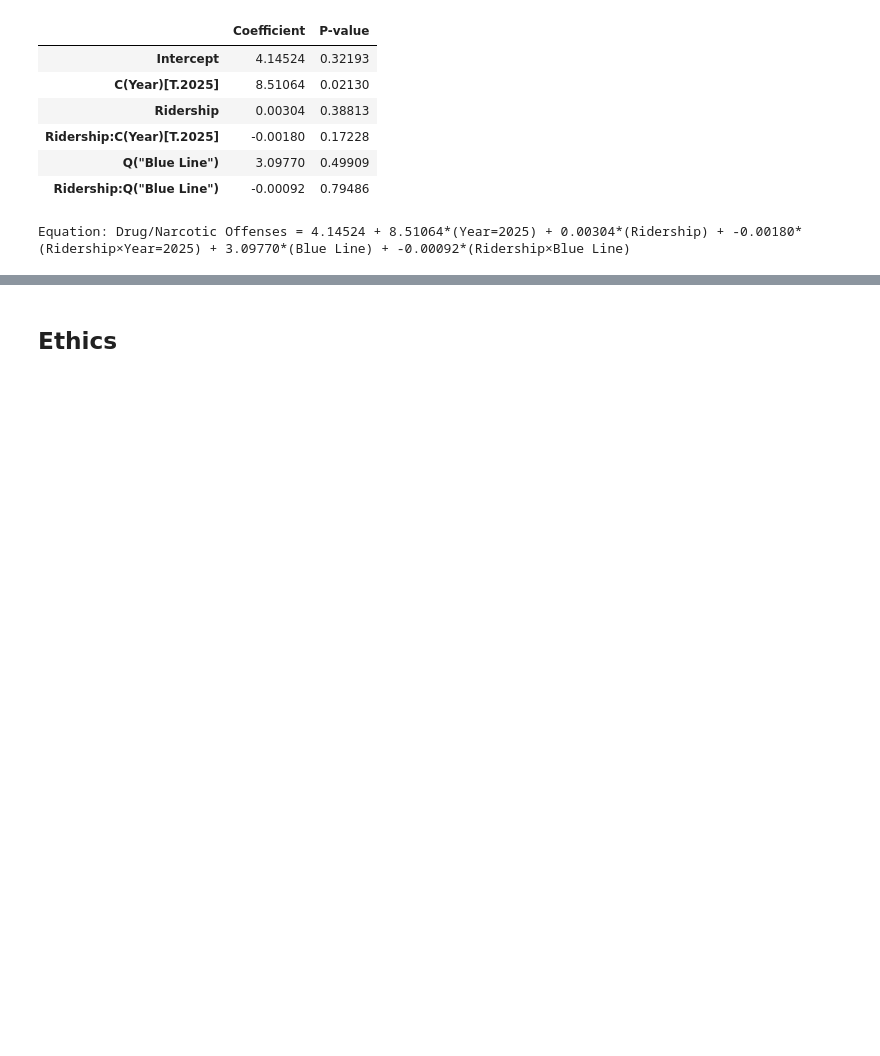
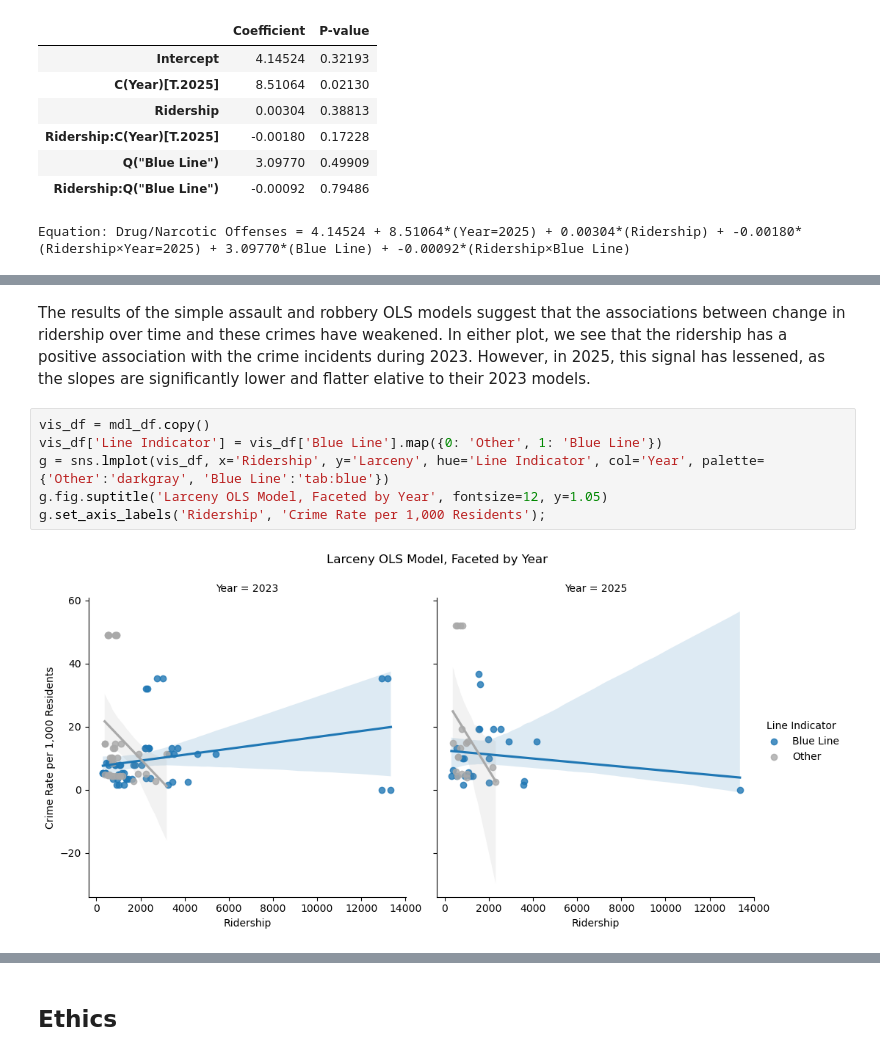
Before and after one commit to COGS108/Group022_WI26, a Jupyter notebook: 03-FinalProject.ipynb, the cells around one changed output, grey strips where cells are left out. Cells and saved outputs as stored; diff of their text form; blank space fills up the shorter version.

```diff
--- a/03-FinalProject.ipynb
+++ b/03-FinalProject.ipynb
@@ -1038,0 +1068,10 @@ df.groupby('Year').agg({
+# %% [markdown]
+The results of the simple assault and robbery OLS models suggest that the associations between change in ridership over time and these crimes have weakened. In either plot, we see that the ridership has a positive association with the crime incidents during 2023. However, in 2025, this signal has lessened, as the slopes are significantly lower and flatter elative to their 2023 models.
+# %%
+vis_df = mdl_df.copy()
+vis_df['Line Indicator'] = vis_df['Blue Line'].map({0: 'Other', 1: 'Blue Line'})
+g = sns.lmplot(vis_df, x='Ridership', y='Larceny', hue='Line Indicator', col='Year', palette={'Other':'darkgray', 'Blue Line':'tab:blue'})
+g.fig.suptitle('Larceny OLS Model, Faceted by Year', fontsize=12, y=1.05)
+g.set_axis_labels('Ridership', 'Crime Rate per 1,000 Residents');
+# %% [output]
+[figure, added]
```
Also changed, not shown: parts of 21 cells of this notebook.
